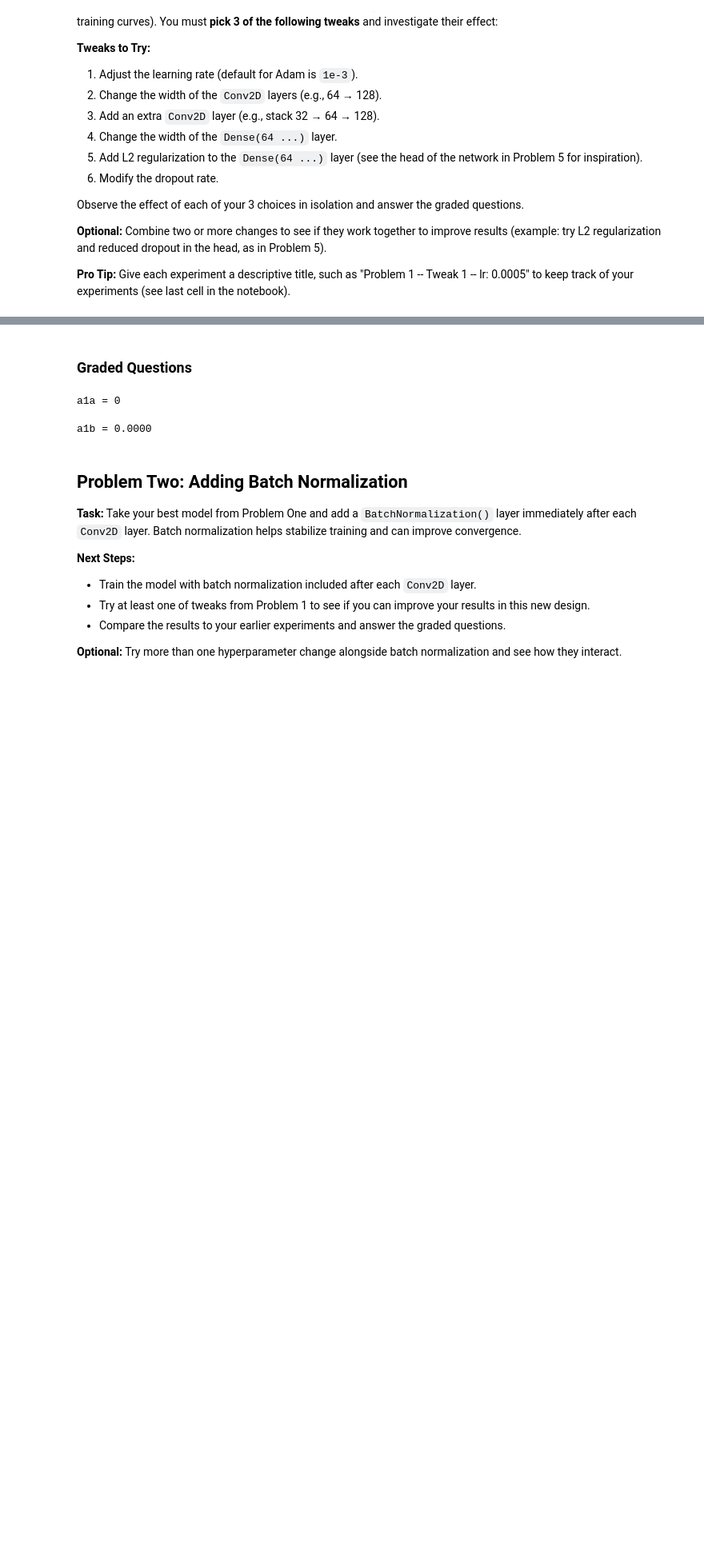
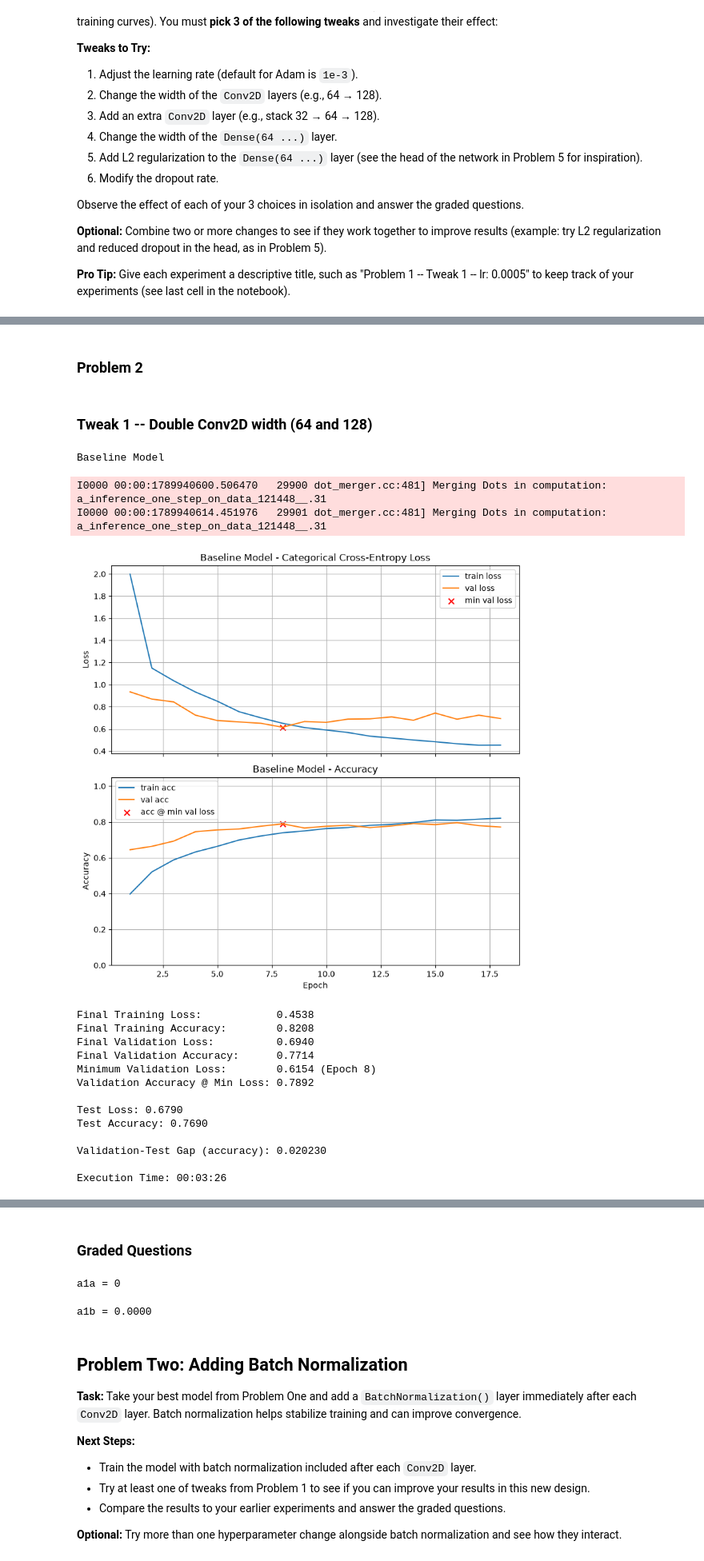
Before and after one commit to calebhadley1/Advanced_ML_and_AI_Coursework, a Jupyter notebook: Homework_04.ipynb, the cells around one changed output, grey strips where cells are left out. Shown at 80% size. Saved outputs shown, nothing was run; the diff lists cells and outputs as text; code cells hidden in the pictures; blank space fills up the shorter version.

```diff
--- a/Homework_04.ipynb
+++ b/Homework_04.ipynb
@@ -448,0 +535,41 @@ Combine two or more changes to see if they work together to improve results (exa
+# %% [markdown]
+### Problem 2
+# %% [markdown]
+### Tweak 1 -- Double Conv2D width (64 and 128)
+# %%
+he = initializers.HeNormal()                                # best initializer for relu
+
+model_baseline= models.Sequential([
+    Input(shape=INPUT_SHAPE),
+
+    Conv2D(64, (3,3), activation="relu", kernel_initializer=he, padding="same"),
+    MaxPooling2D(2),
+
+    Conv2D(128, (3,3), activation="relu", kernel_initializer=he, padding="same"),
+    MaxPooling2D(2),
+
+    Flatten(),
+    Dense(64, activation="relu",kernel_initializer=he),
+    Dropout(0.5),
+    Dense(num_classes, activation="softmax")
+])
+
+train_and_test(model_baseline,title=f"Baseline Model")
+# %% [output]
+Baseline Model
+I0000 00:00:1789940600.506470   29900 dot_merger.cc:481] Merging Dots in computation: a_inference_one_step_on_data_121448__.31
+I0000 00:00:1789940614.451976   29901 dot_merger.cc:481] Merging Dots in computation: a_inference_one_step_on_data_121448__.31
+[figure, added]
+Final Training Loss:            0.4538
+Final Training Accuracy:        0.8208
+Final Validation Loss:          0.6940
+Final Validation Accuracy:      0.7714
+Minimum Validation Loss:        0.6154 (Epoch 8)
+Validation Accuracy @ Min Loss: 0.7892
+
+Test Loss: 0.6790
+Test Accuracy: 0.7690
+
+Validation-Test Gap (accuracy): 0.020230
+
+Execution Time: 00:03:26
```
Also changed, not shown: parts of 26 cells of this notebook.
